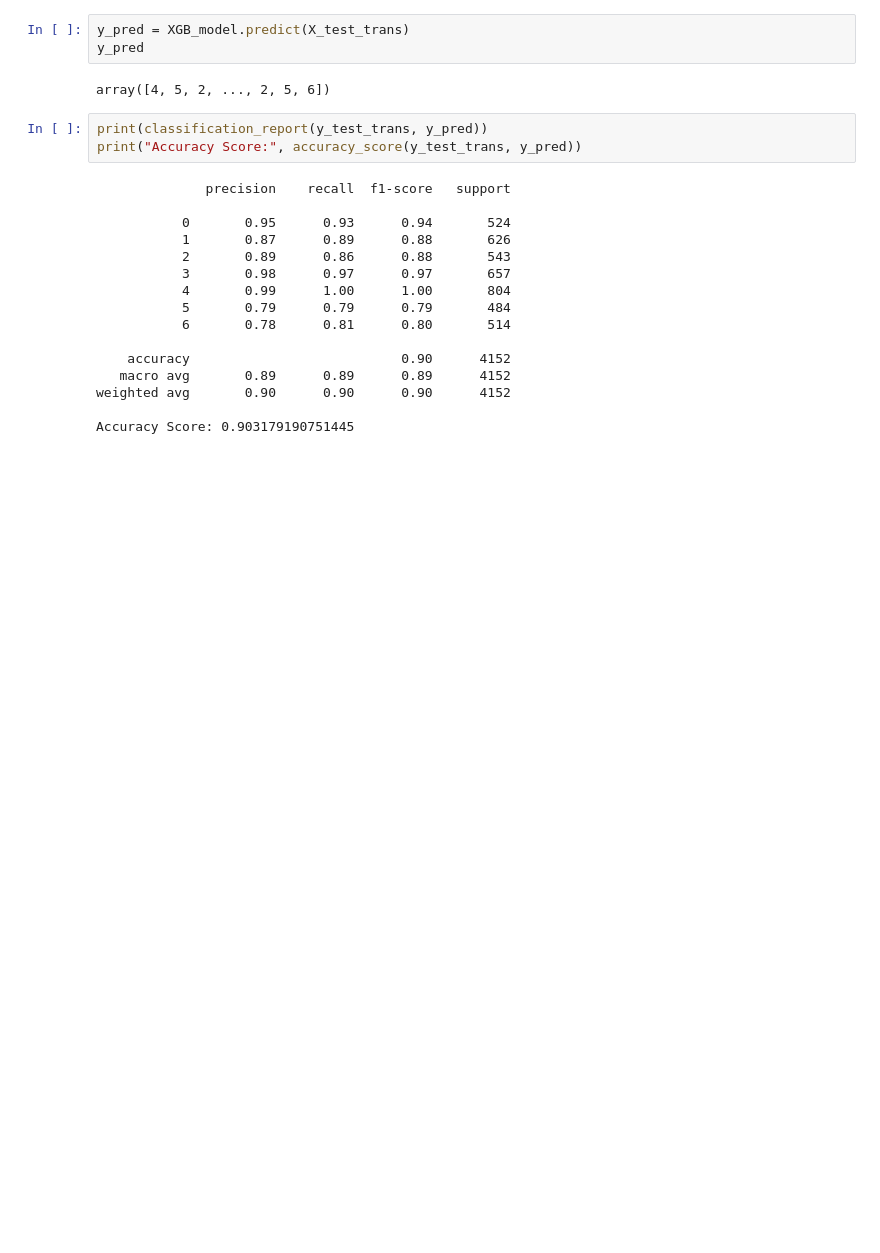
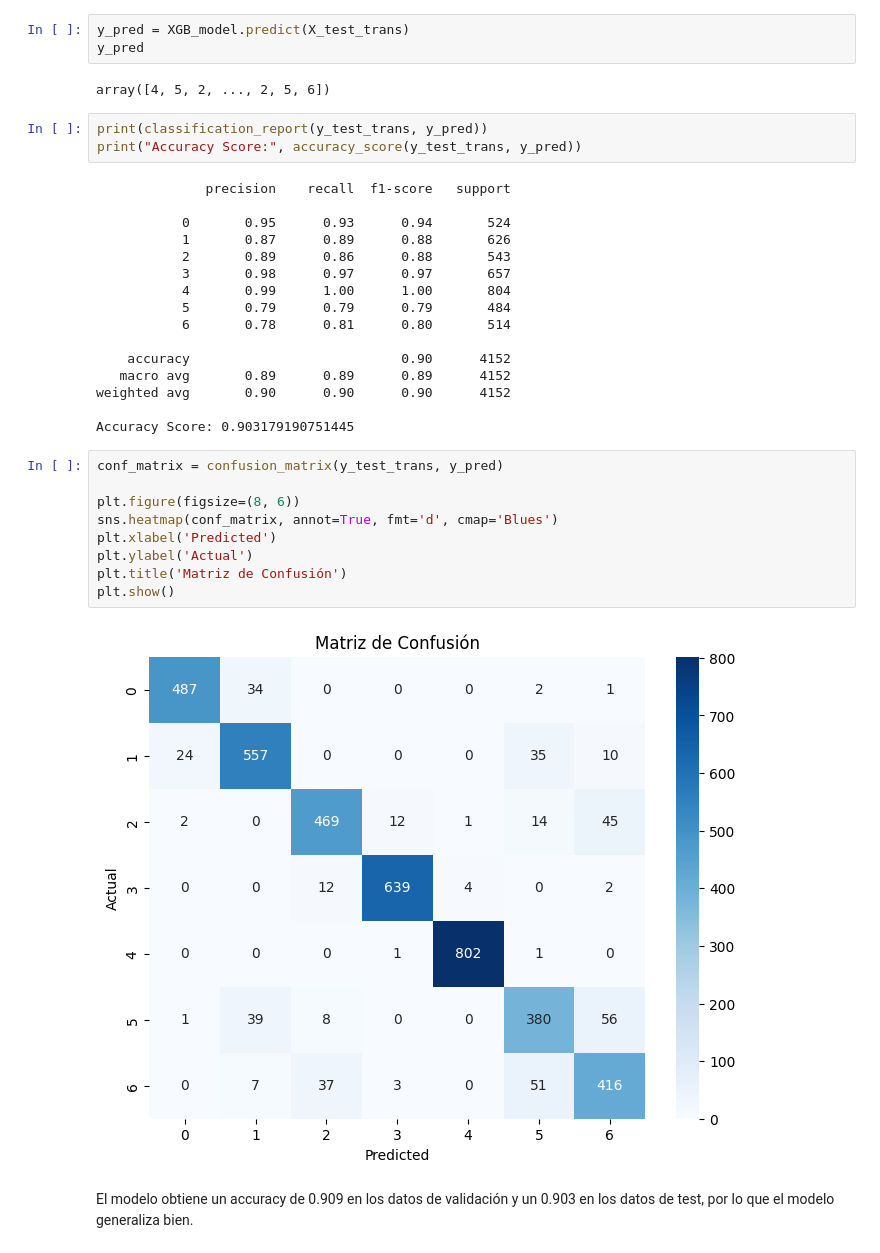
Before and after one commit to ItziCG/Proyecto-ML-Obesity-Risk, a Jupyter notebook: src/notebooks/proyect_resume.ipynb, the cells around one changed output. Drawn from its saved outputs; the diff is of its cells as text; blank space fills up the shorter version.

```diff
--- a/src/notebooks/proyect_resume.ipynb
+++ b/src/notebooks/proyect_resume.ipynb
@@ -822,3 +871,16 @@ print("Accuracy Score:", accuracy_score(y_test_trans, y_pred))
 weighted avg       0.90      0.90      0.90      4152
 
 Accuracy Score: 0.903179190751445
+# %%
+conf_matrix = confusion_matrix(y_test_trans, y_pred)
+
+plt.figure(figsize=(8, 6))
+sns.heatmap(conf_matrix, annot=True, fmt='d', cmap='Blues')
+plt.xlabel('Predicted')
+plt.ylabel('Actual')
+plt.title('Matriz de Confusión')
+plt.show()
+# %% [output]
+[figure, added]
+# %% [markdown]
+El modelo obtiene un accuracy de 0.909 en los datos de validación y un 0.903 en los datos de test, por lo que el modelo generaliza bien.
```
Also changed, not shown: parts of 6 cells of this notebook.
